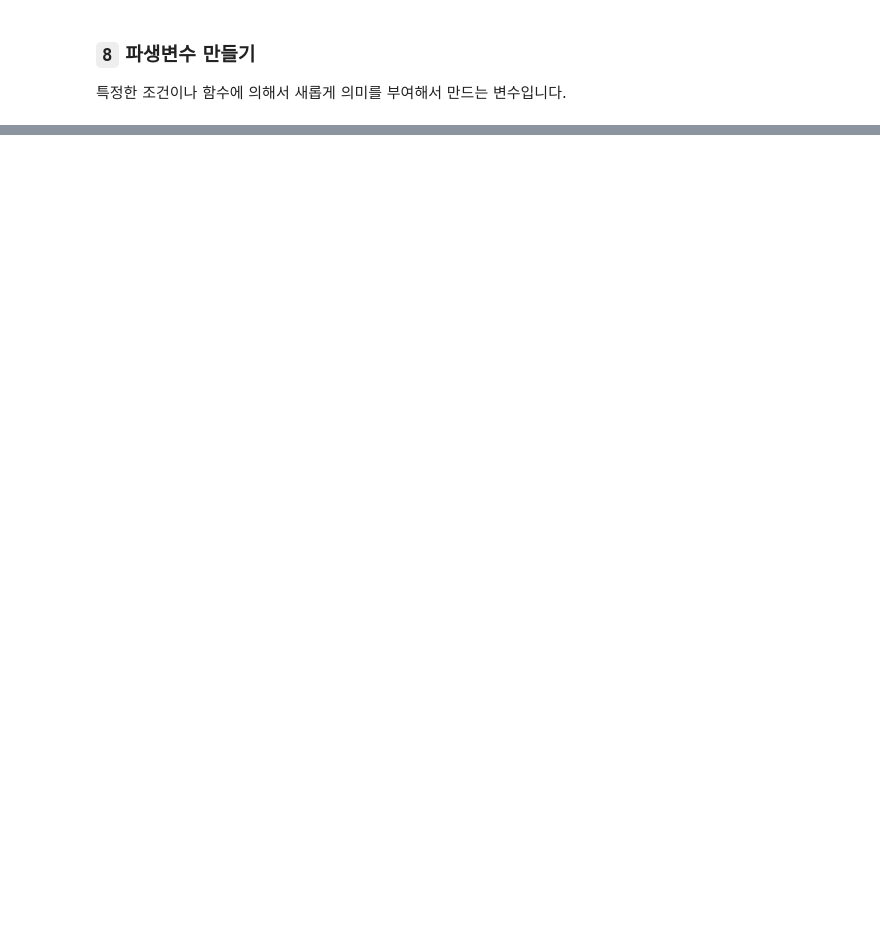
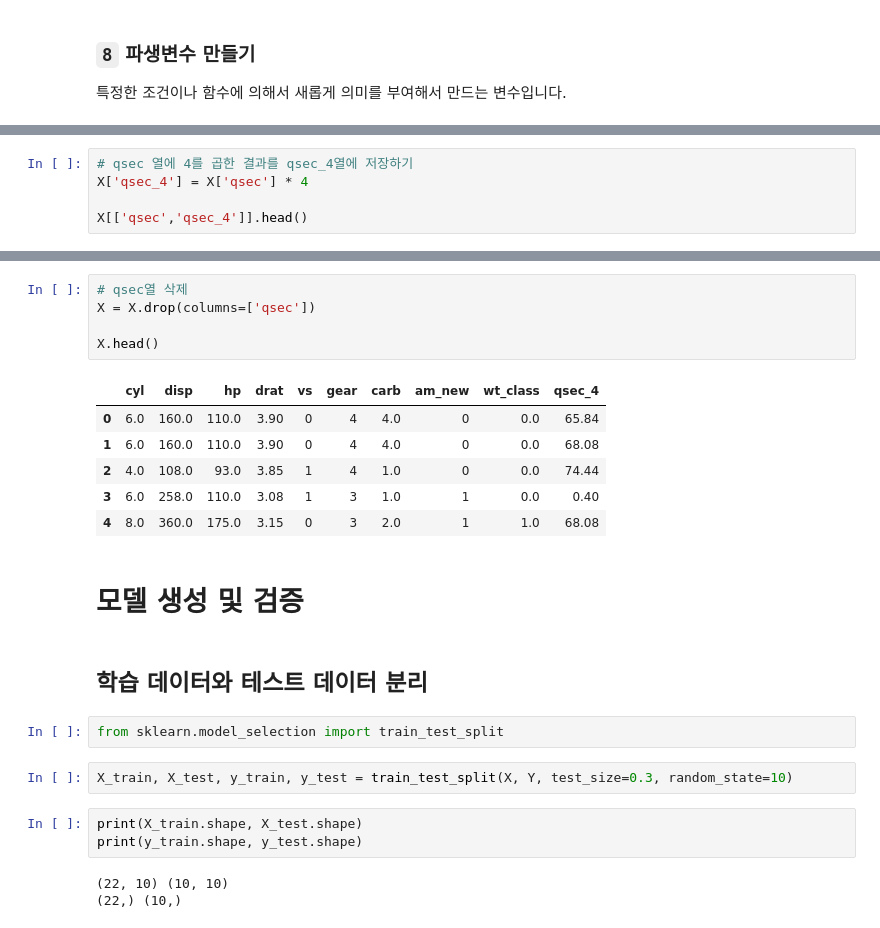
Before and after one commit to pinkocto/BP2022, a Jupyter notebook: _notebooks/2022-11-14-bigdata-test-study.ipynb, the cells around one changed output, grey strips where cells are left out. Cells and saved outputs as stored; diff of their text form; blank space fills up the shorter version.

```diff
--- a/_notebooks/2022-11-14-bigdata-test-study.ipynb
+++ b/_notebooks/2022-11-14-bigdata-test-study.ipynb
@@ -758,0 +761,5 @@ X.head()
+# %%
+# qsec 열에 4를 곱한 결과를 qsec_4열에 저장하기
+X['qsec_4'] = X['qsec'] * 4
+
+X[['qsec','qsec_4']].head()
@@ -758,0 +773,26 @@ X.head()
+# %%
+# qsec열 삭제
+X = X.drop(columns=['qsec'])
+
+X.head()
+# %% [output]
+|  | cyl | disp | hp | drat | vs | gear | carb | am_new | wt_class | qsec_4 |
+| 0 | 6.0 | 160.0 | 110.0 | 3.90 | 0 | 4 | 4.0 | 0 | 0.0 | 65.84 |
+| 1 | 6.0 | 160.0 | 110.0 | 3.90 | 0 | 4 | 4.0 | 0 | 0.0 | 68.08 |
+| 2 | 4.0 | 108.0 | 93.0 | 3.85 | 1 | 4 | 1.0 | 0 | 0.0 | 74.44 |
+| 3 | 6.0 | 258.0 | 110.0 | 3.08 | 1 | 3 | 1.0 | 1 | 0.0 | 0.40 |
+| 4 | 8.0 | 360.0 | 175.0 | 3.15 | 0 | 3 | 2.0 | 1 | 1.0 | 68.08 |
+# %% [markdown]
+# 모델 생성 및 검증
+# %% [markdown]
+## 학습 데이터와 테스트 데이터 분리
+# %%
+from sklearn.model_selection import train_test_split
+# %%
+X_train, X_test, y_train, y_test = train_test_split(X, Y, test_size=0.3, random_state=10)
+# %%
+print(X_train.shape, X_test.shape)
+print(y_train.shape, y_test.shape)
+# %% [output]
+(22, 10) (10, 10)
+(22,) (10,)
```
Also changed, not shown: parts of 36 cells of this notebook.
